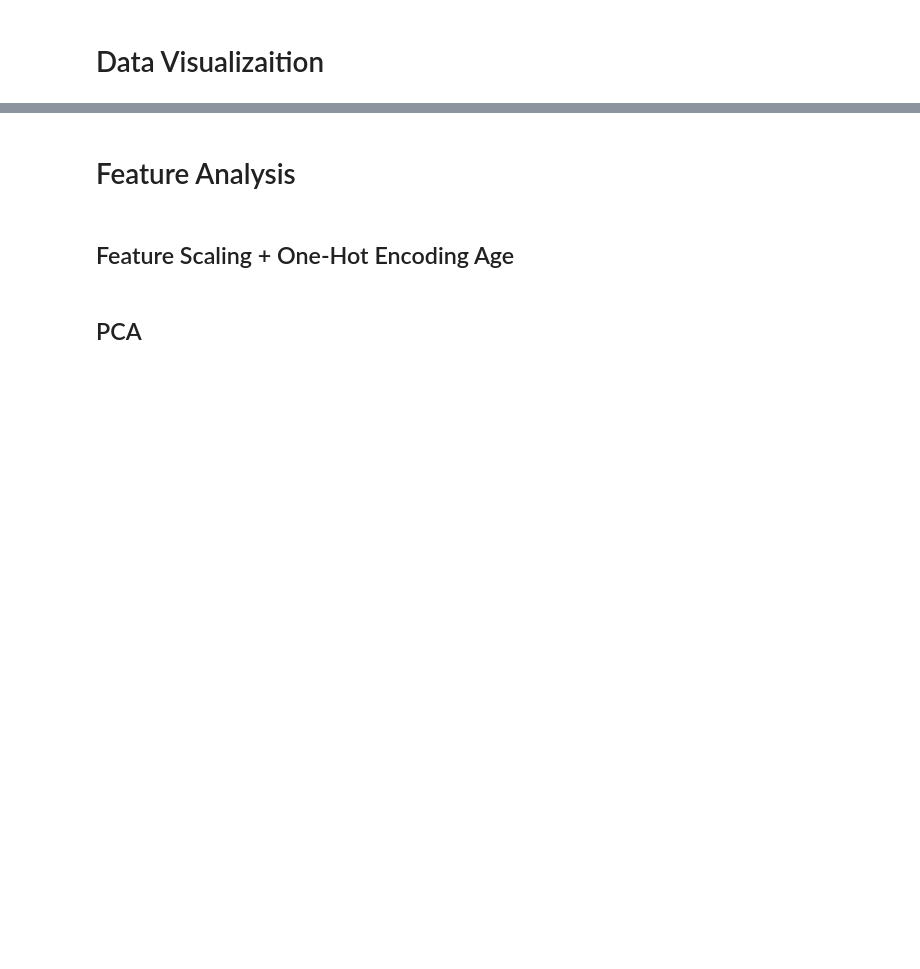
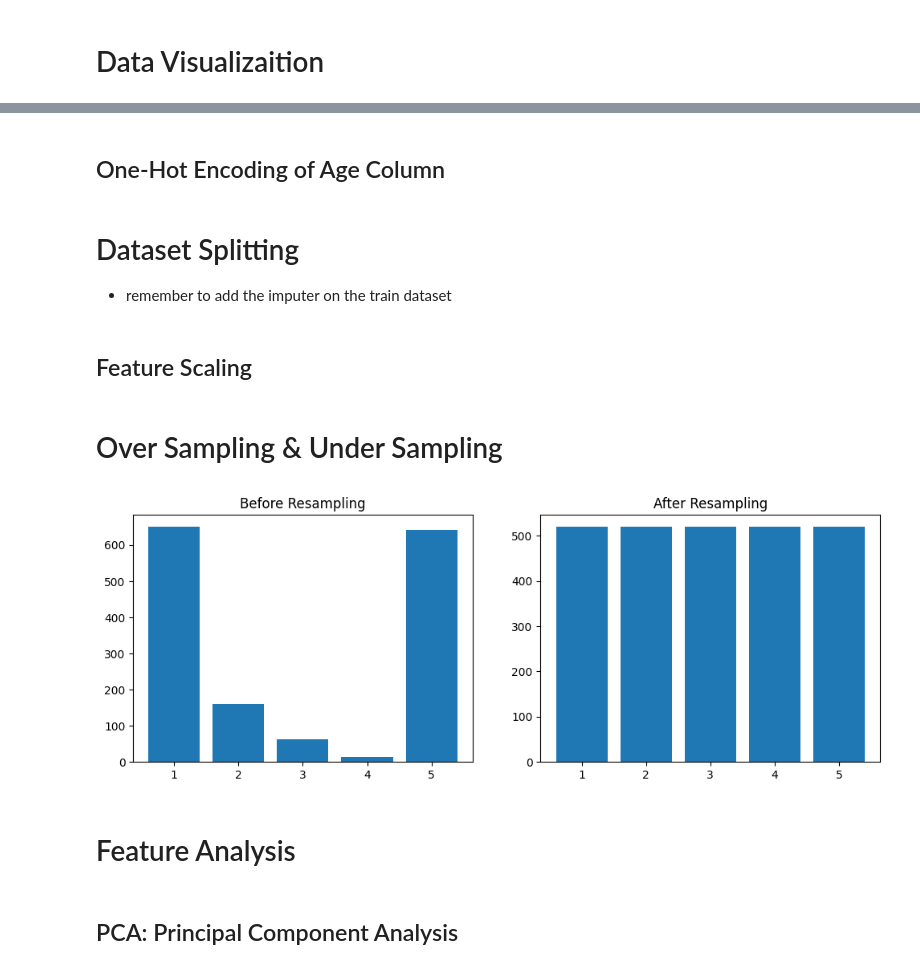
Before and after one commit to mard4/data-science, a Jupyter notebook: project/data_preprocessing.ipynb, the cells around one changed output, grey strips where cells are left out. Drawn from its saved outputs; the diff is of its cells as text; code cells hidden in the pictures; blank space fills up the shorter version.

```diff
--- a/project/data_preprocessing.ipynb
+++ b/project/data_preprocessing.ipynb
@@ -394,0 +249,2 @@ dtype: object
+# %% [markdown]
+## One-Hot Encoding of Age Column
@@ -394,0 +265,15 @@ dtype: object
+# %% [markdown]
+# Dataset Splitting
+-  remember to add the imputer on the train dataset
+# %%
+from sklearn.model_selection import train_test_split
+
+features_to_use = df_new.drop(columns=['treatment', 'age'])
+X = features_to_use.reset_index(drop=True)
+y = df_new['treatment']
+
+X_train, X_test, y_train, y_test = train_test_split(
+    X, y, test_size=0.2, random_state=42, stratify=y
+)
+# %% [markdown]
+## Feature Scaling
@@ -395,4 +286,25 @@ dtype: object
+# %% [markdown]
+# Over Sampling & Under Sampling
+# %%
+from imblearn.over_sampling import SMOTE
+from collections import Counter
+
+def plot_distribution(y_before, y_after):
+    fig, ax = plt.subplots(1, 2, figsize=(12, 4))
+
+    ax[0].bar(np.unique(y_before), [Counter(y_before)[i] for i in np.unique(y_before)])
+    ax[0].set_title("Before Resampling")
+
+    ax[1].bar(np.unique(y_after), [Counter(y_after)[i] for i in np.unique(y_after)])
+    ax[1].set_title("After Resampling")
+
+    plt.show()
+
+smote = SMOTE(sampling_strategy='not majority', random_state=42)
+X_train_res, y_train_res = smote.fit_resample(X_train, y_train)
+
+plot_distribution(y, y_train_res)
+# %% [output]
+[figure, added]
 # %% [markdown]
 # Feature Analysis
-# %% [markdown]
-## Feature Scaling + One-Hot Encoding Age
@@ -427,2 +311,2 @@ X_scaled = scaler.fit_transform(X)
 # %% [markdown]
-## PCA
+## PCA: Principal Component Analysis
```
Also changed, not shown: parts of 54 cells of this notebook, 2 other files.
